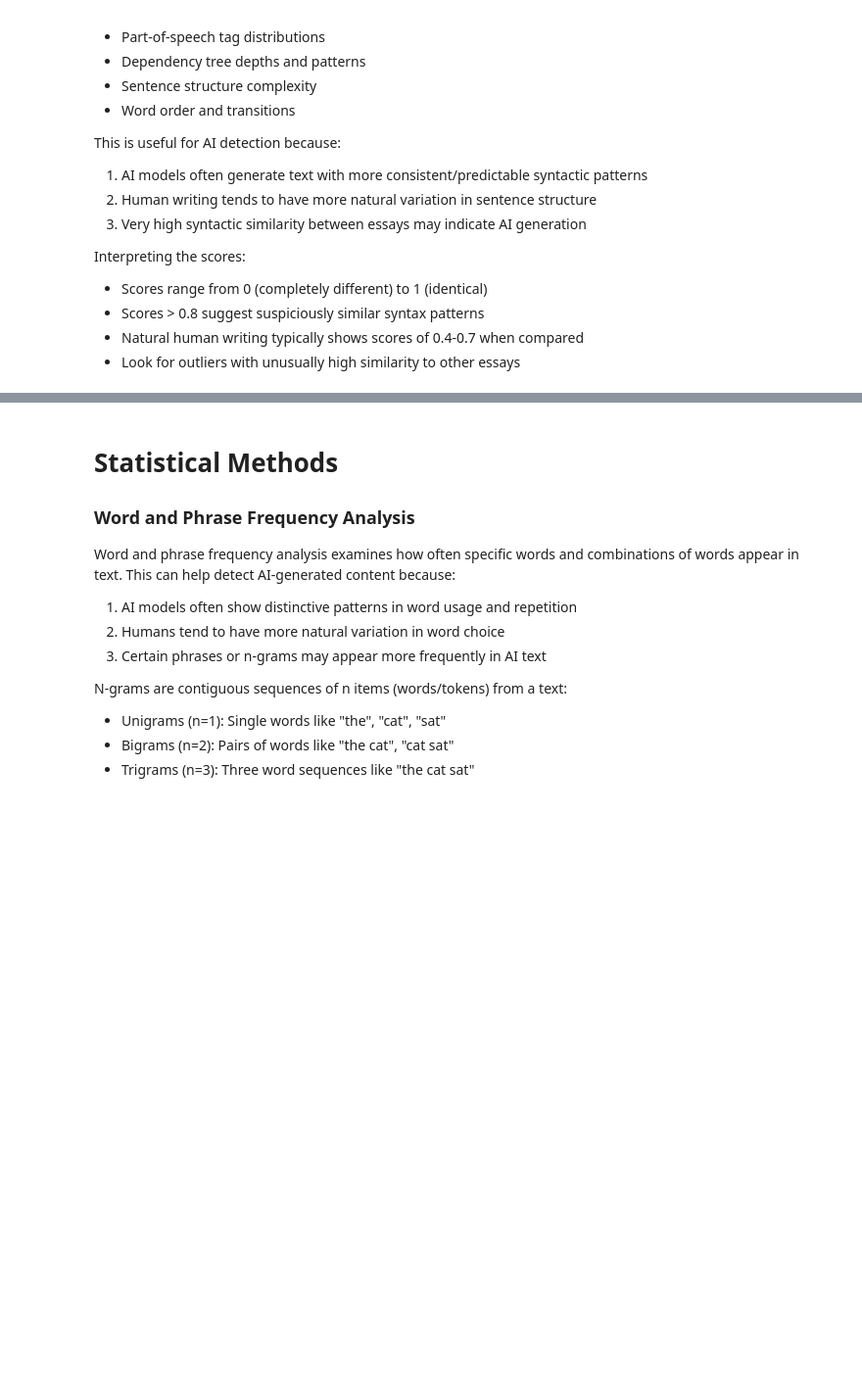
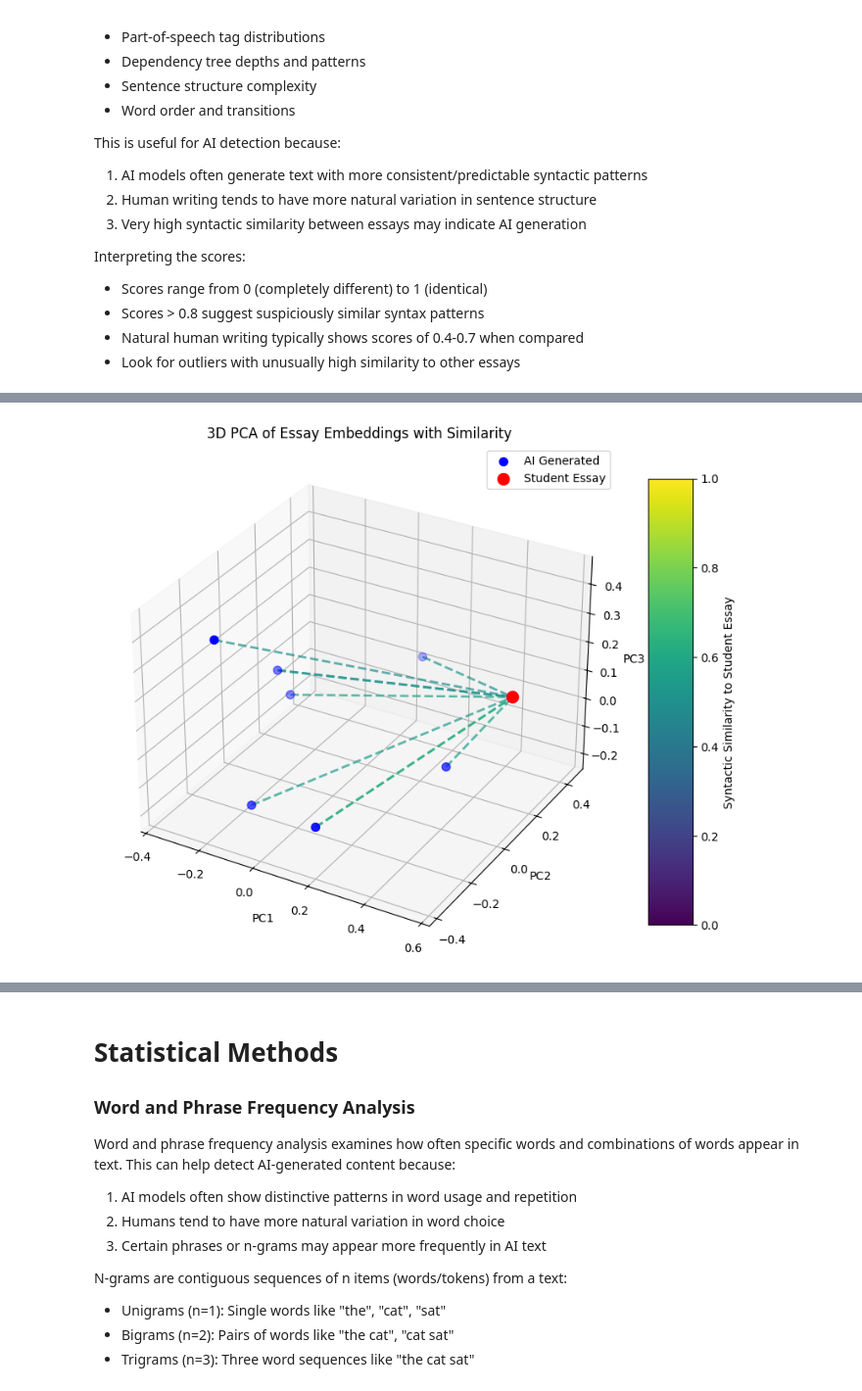
Before and after one commit to 0xHenriksson/essay-detect, a Jupyter notebook: detect.ipynb, the cells around one changed output, grey strips where cells are left out. Shown at 98% size. Cells and saved outputs as stored; diff of their text form; code cells hidden in the pictures; blank space fills up the shorter version.

```diff
--- a/detect.ipynb
+++ b/detect.ipynb
@@ -468,0 +535,45 @@ ValueError: shapes (68,) and (67,) not aligned: 68 (dim 0) != 67 (dim 0)
+# %%
+import matplotlib.pyplot as plt
+from mpl_toolkits.mplot3d import Axes3D
+# PCA plot with student essay in red and AI generated in blue, highlighting similarity
+pca = PCA(n_components=3)
+embeddings_3d = pca.fit_transform(essay_embeddings)
+
+fig = plt.figure(figsize=(10, 10))
+ax = fig.add_subplot(111, projection='3d')
+
+# Plot AI-generated essays in blue
+ax.scatter(embeddings_3d[:-1, 0], embeddings_3d[:-1, 1], embeddings_3d[:-1, 2], c='blue', label='AI Generated', s=50) # Increased marker size
+
+# Plot student essay in red
+ax.scatter(embeddings_3d[-1, 0], embeddings_3d[-1, 1], embeddings_3d[-1, 2], c='red', label='Student Essay', s=100) # Increased marker size
+
+# Highlight similarity using lines connecting points and color-coded by similarity
+student_index = len(embeddings_3d) - 1
+for i in range(len(embeddings_3d) - 1):
+    similarity = similarity_matrix[i, student_index]
+    color = plt.cm.viridis(similarity)  # Use a colormap for better visualization
+    ax.plot([embeddings_3d[i, 0], embeddings_3d[student_index, 0]],
+            [embeddings_3d[i, 1], embeddings_3d[student_index, 1]],
+            [embeddings_3d[i, 2], embeddings_3d[student_index, 2]],
+            color=color, alpha=0.7, linestyle='--', linewidth=2) # Adjusted alpha and linewidth
+
+ax.set_xlabel('PC1')
+ax.set_ylabel('PC2')
+ax.set_zlabel('PC3')
+ax.set_title('3D PCA of Essay Embeddings with Similarity')
+ax.legend()
+
+# Add a colorbar to represent similarity
+sm = plt.cm.ScalarMappable(cmap=plt.cm.viridis, norm=plt.Normalize(vmin=0, vmax=1))
+sm.set_array([]) # This is necessary for the colorbar to work correctly
+
+# Specify the `ax` parameter to indicate where to place the colorbar
+cbar = fig.colorbar(sm, ax=ax, shrink=0.7, aspect=10)
+
+cbar.set_label('Syntactic Similarity to Student Essay')
+
+
+plt.show()
+# %% [output]
+[figure, added]
```
Also changed, not shown: parts of 28 cells of this notebook.
